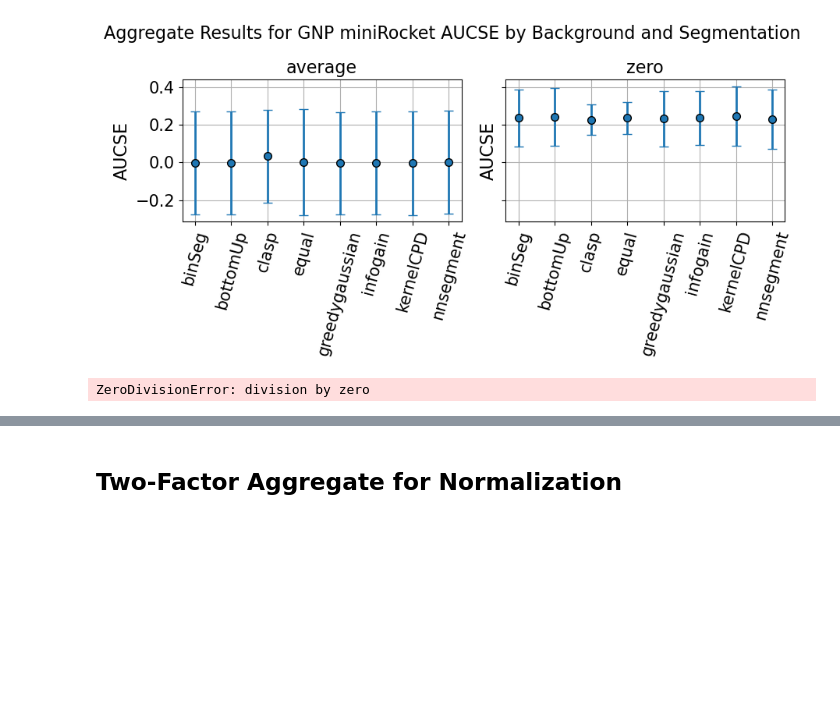
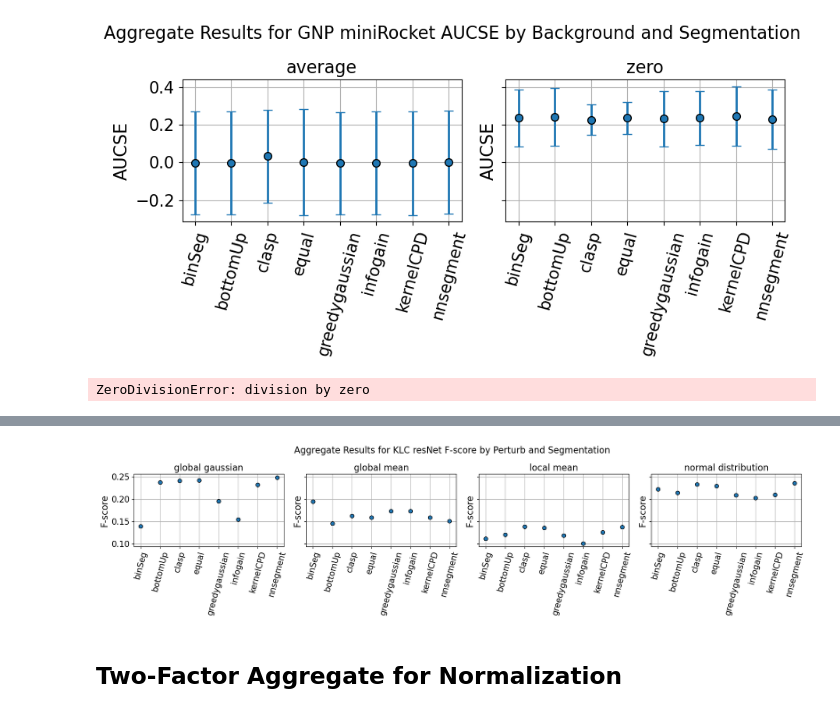
Before and after one commit to davide-serramazza/segment_SHAP, a Jupyter notebook: analysis.ipynb, the cells around one changed output, grey strips where cells are left out. Saved outputs shown, nothing was run; the diff lists cells and outputs as text; code cells hidden in the pictures; blank space fills up the shorter version.

```diff
--- a/analysis.ipynb
+++ b/analysis.ipynb
@@ -766,3 +843,51 @@ ZeroDivisionError: division by zero
+# %%
+fontsize=16
+
+for dataset_name, ml_model_name, metric_name, factor1, factor2 in pairs_of_interest:
+
+    mask = (df["Metric"]==metric_name) & (df["Normalization"]=="default") & (df["Dataset"]==dataset_name) & (df["ML model"]==ml_model_name) & (df["Background"]=="zero")
+    df2 = df.loc[mask]
+
+    df3 = df2.groupby([factor1, factor2]).agg({'Result': ["mean", "std"]})
+    df3 = df3.reset_index()
+
+    column_name = metric_name + " " + dataset_name + " " + ml_model_name
+
+    unique_factor_1 = df3[factor1].unique()
+    n_cols = len(unique_factor_1)
+
+    fig, ax = plt.subplots(1, n_cols, figsize = (4.5*n_cols, 4.5), sharex=True, sharey=True) #dpi
+
+    for i, unique_val in enumerate(unique_factor_1):
+        mask4 = (df3[factor1]==unique_val)
+        df4 = df3.loc[mask4]
+
+        mus = df4[("Result", "mean")].values
+        sigmas = df4[("Result", "std")].values
+        labels = df4[factor2].values
+
+        ax[i].errorbar(labels, mus, sigmas, linestyle='None', marker='o',
+                        markersize=7,
+                        markeredgecolor='black',      # Outline color
+                        markeredgewidth=1,          # Outline thickness
+                        #linewidth=2.0,
+                        elinewidth=2.0,   # Thickness of the error bar lines
+                        capsize=4,        # Length of the error bar caps
+                        capthick=3.0,)
+        ax[i].grid()
+        ax[i].tick_params("x", rotation=75)
+        ax[i].set_title(unique_val, fontsize=fontsize)
+        ax[i].set_ylabel(metric_name, fontsize=fontsize)
+        ax[i].tick_params(axis='both', labelsize=fontsize - 1)
+        #ax[i].tick_params(axis='x', labelsize=fontsize)
+
+
+        fig_name = f"Aggregate Results for {dataset_name} {ml_model_name} {metric_name} by {factor1} and {factor2}" #
+        fig.suptitle(fig_name, fontsize=fontsize)
+        fig.tight_layout()
+        #fig.savefig(images_path + "/specific_cases/" + fig_name + ".png", dpi=200) #
+# %% [output]
+[figure, added]
 # %% [markdown]
 ## Two-Factor Aggregate for Normalization
 # %%
```
Also changed, not shown: parts of 4 cells of this notebook, 1 other file.
